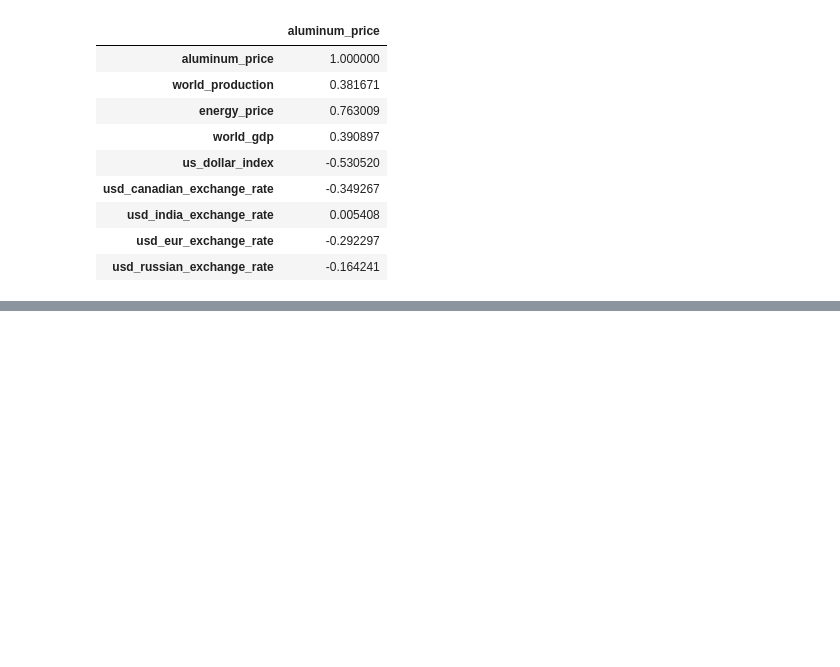
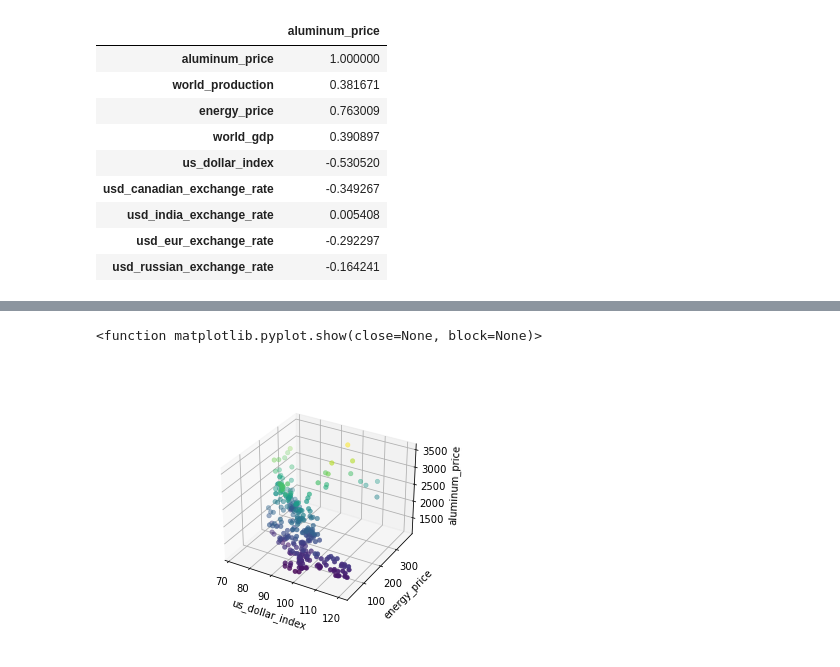
Before and after one commit to dondiephaus/IAPR_TK, a Jupyter notebook: data analysis.ipynb, the cells around one changed output, grey strips where cells are left out. Cells and saved outputs as stored; diff of their text form; code cells hidden in the pictures; blank space fills up the shorter version.

```diff
--- a/data analysis.ipynb
+++ b/data analysis.ipynb
@@ -236,0 +308,4 @@ df_corr[['aluminum_price']].style.background_gradient(cmap='Blues')
+# %%
+df = pd.read_csv("combination.csv", index_col = 'Unnamed: 0')
+df = df[['aluminum_price','energy_price','us_dollar_index','world_production','world_gdp']].dropna()
+df
@@ -239,0 +514,18 @@ df_corr[['aluminum_price']].style.background_gradient(cmap='Blues')
+# %%
+fig = plt.figure()
+ax = plt.axes(projection='3d')
+
+z = df['aluminum_price'].values
+x = df['us_dollar_index'].values
+y= df['energy_price'].values
+
+ax.set_xlabel('us_dollar_index')
+ax.set_ylabel('energy_price')
+ax.set_zlabel('aluminum_price')
+
+ax.scatter(x, y, z, c=z, cmap='viridis', linewidth=0.5)
+
+plt.show
+# %% [output]
+<function matplotlib.pyplot.show(close=None, block=None)>
+[figure, added]
```
Also changed, not shown: parts of 30 cells of this notebook.
